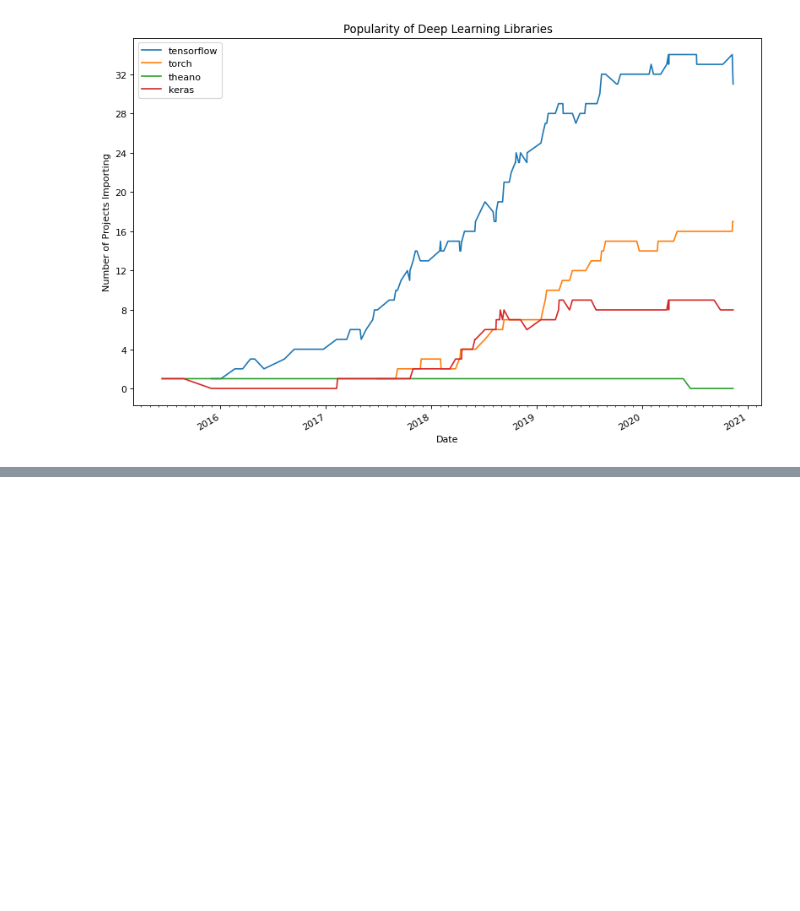
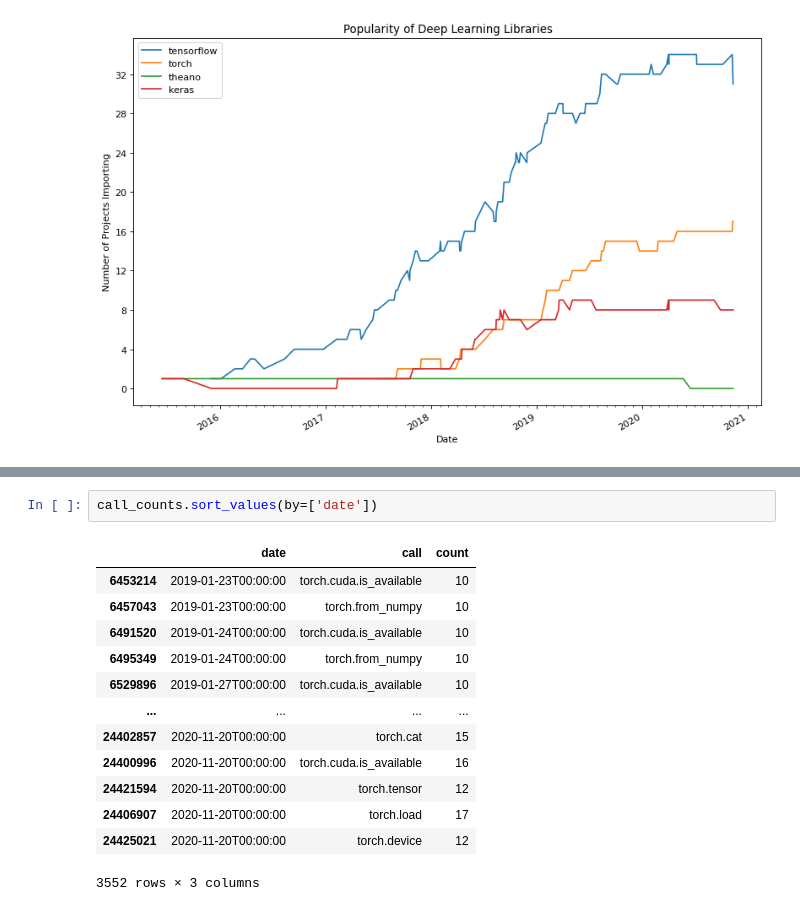
Before and after one commit to brombaut/CISC873_TermProject, a Jupyter notebook: analytics/dl_lib_evo_analytics.ipynb, the cells around one changed output, grey strips where cells are left out. Cells and saved outputs as stored; diff of their text form; blank space fills up the shorter version.

```diff
--- a/analytics/dl_lib_evo_analytics.ipynb
+++ b/analytics/dl_lib_evo_analytics.ipynb
@@ -90,0 +141,16 @@ python
+# %%
+call_counts.sort_values(by=['date'])
+# %% [output]
+|  | date | call | count |
+| 6453214 | 2019-01-23T00:00:00 | torch.cuda.is_available | 10 |
+| 6457043 | 2019-01-23T00:00:00 | torch.from_numpy | 10 |
+| 6491520 | 2019-01-24T00:00:00 | torch.cuda.is_available | 10 |
+| 6495349 | 2019-01-24T00:00:00 | torch.from_numpy | 10 |
+| 6529896 | 2019-01-27T00:00:00 | torch.cuda.is_available | 10 |
+| ... | ... | ... | ... |
+| 24402857 | 2020-11-20T00:00:00 | torch.cat | 15 |
+| 24400996 | 2020-11-20T00:00:00 | torch.cuda.is_available | 16 |
+| 24421594 | 2020-11-20T00:00:00 | torch.tensor | 12 |
+| 24406907 | 2020-11-20T00:00:00 | torch.load | 17 |
+| 24425021 | 2020-11-20T00:00:00 | torch.device | 12 |
+3552 rows × 3 columns
```
Also changed, not shown: parts of 9 cells of this notebook, 4 other files.
